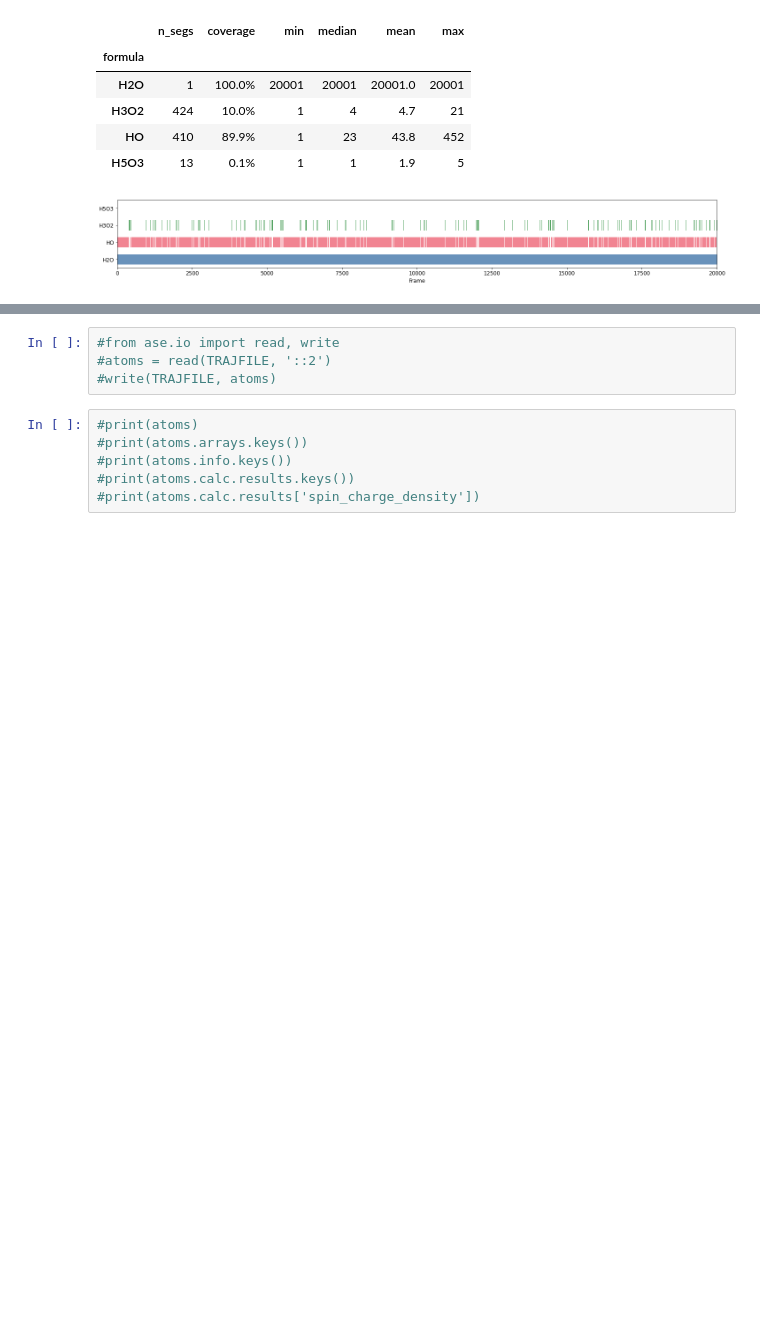
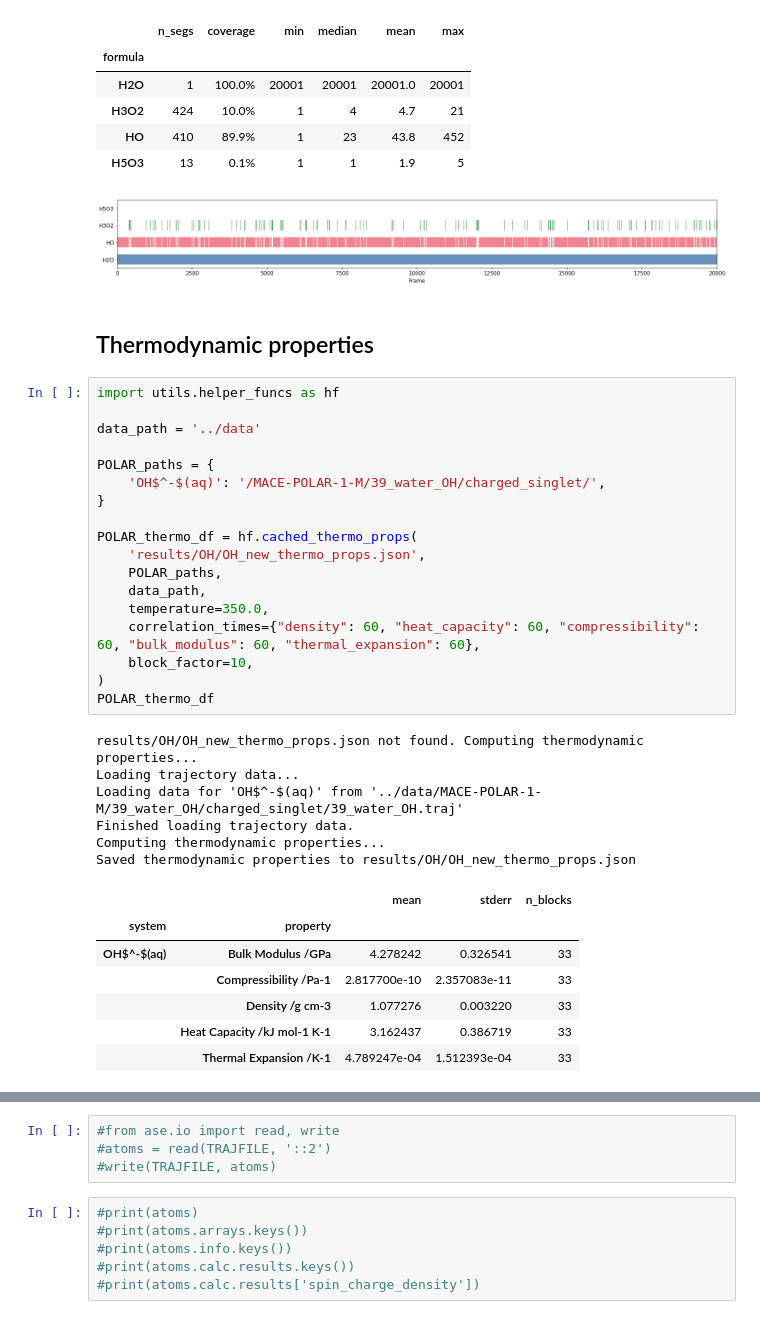
Before and after one commit to viktorsvahn/water, a Jupyter notebook: oh_new.ipynb, the cells around one changed output, grey strips where cells are left out. Saved outputs shown, nothing was run; the diff lists cells and outputs as text; blank space fills up the shorter version.

```diff
--- a/oh_new.ipynb
+++ b/oh_new.ipynb
@@ -91,3 +91,37 @@ pd.DataFrame(rows).set_index('formula')
 | HO | 410 | 89.9% | 1 | 23 | 43.8 | 452 |
 | H5O3 | 13 | 0.1% | 1 | 1 | 1.9 | 5 |
 [figure]
+# %% [markdown]
+## Thermodynamic properties
+# %%
+import utils.helper_funcs as hf
+
+data_path = '../data'
+
+POLAR_paths = {
+    'OH$^-$(aq)': '/MACE-POLAR-1-M/39_water_OH/charged_singlet/',
+}
+
+POLAR_thermo_df = hf.cached_thermo_props(
+    'results/OH/OH_new_thermo_props.json',
+    POLAR_paths,
+    data_path,
+    temperature=350.0,
+    correlation_times={"density": 60, "heat_capacity": 60, "compressibility": 60, "bulk_modulus": 60, "thermal_expansion": 60},
+    block_factor=10,
+)
+POLAR_thermo_df
+# %% [output]
+results/OH/OH_new_thermo_props.json not found. Computing thermodynamic properties...
+Loading trajectory data...
+Loading data for 'OH$^-$(aq)' from '../data/MACE-POLAR-1-M/39_water_OH/charged_singlet/39_water_OH.traj'
+Finished loading trajectory data.
+Computing thermodynamic properties...
+Saved thermodynamic properties to results/OH/OH_new_thermo_props.json
+|  |  | mean | stderr | n_blocks |
+| system | property |  |  |  |
+| OH$^-$(aq) | Bulk Modulus /GPa | 4.278242 | 0.326541 | 33 |
+|  | Compressibility /Pa-1 | 2.817700e-10 | 2.357083e-11 | 33 |
+|  | Density /g cm-3 | 1.077276 | 0.003220 | 33 |
+|  | Heat Capacity /kJ mol-1 K-1 | 3.162437 | 0.386719 | 33 |
+|  | Thermal Expansion /K-1 | 4.789247e-04 | 1.512393e-04 | 33 |
```
Also changed, not shown: parts of 1 cell of this notebook, 11 other files.
